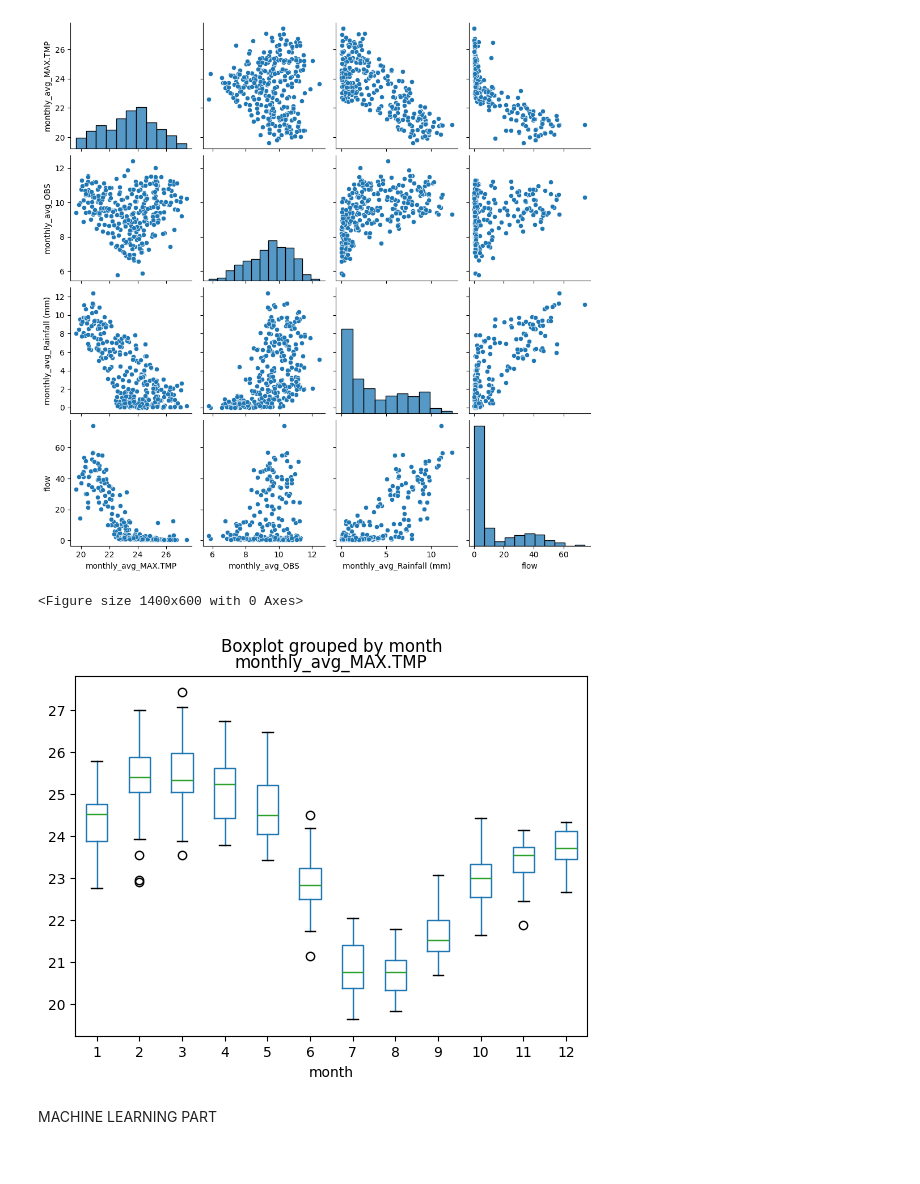
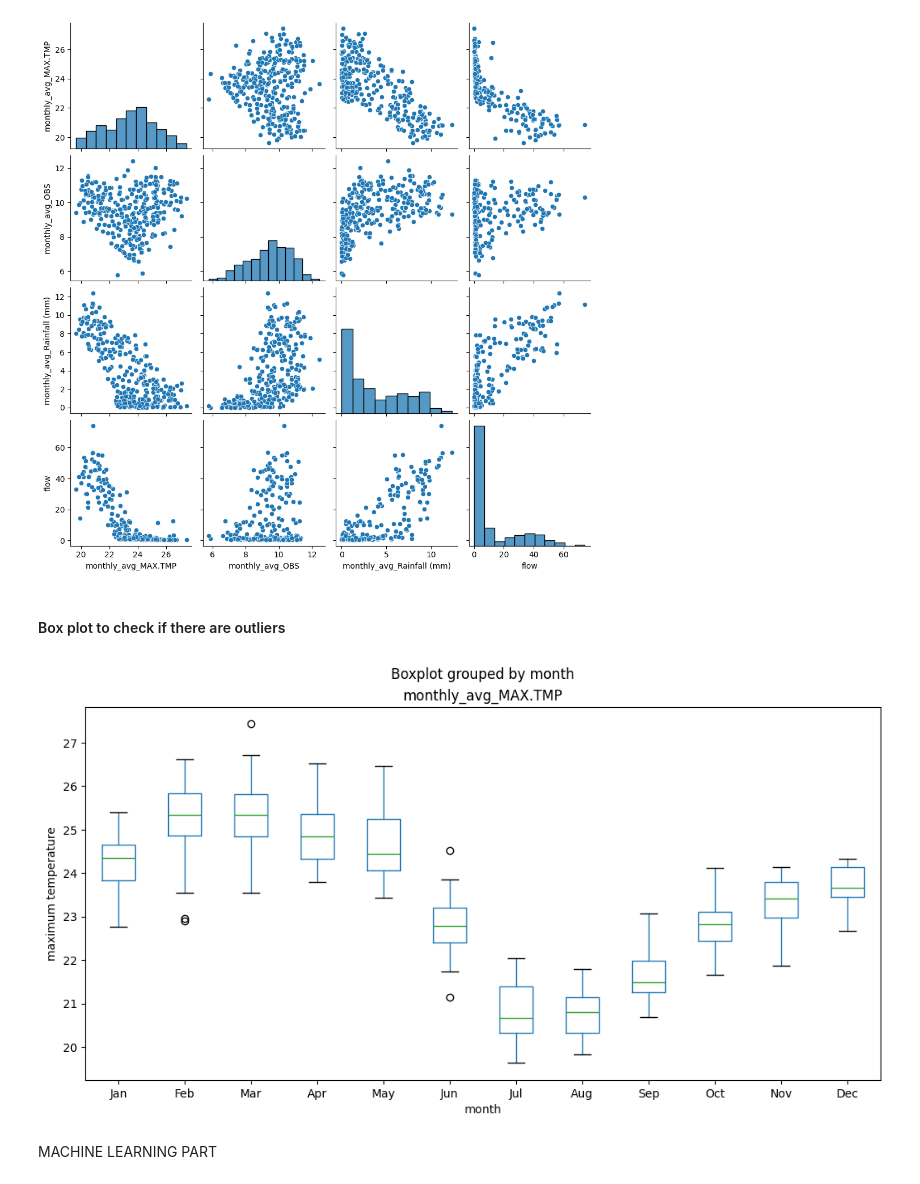
Before and after one commit to Genet-Abay/RiverFlow-Pridiction, a Jupyter notebook: DataAnalysis.ipynb, the cells around one changed output. Drawn from its saved outputs; the diff is of its cells as text; code cells hidden in the pictures.

```diff
--- a/DataAnalysis.ipynb
+++ b/DataAnalysis.ipynb
@@ -335,13 +337,19 @@ sns.pairplot(df_temp[cols_to_plot])
 plt.show()
 # %% [output]
 [figure]
-# %%
-plt.figure(figsize=(14,6))
-df_temp.assign(month=df_temp.index.month).boxplot(by ='month', column =['monthly_avg_MAX.TMP'], grid = False)
-plt.show()
-# %% [output]
-<Figure size 1400x600 with 0 Axes>
-[figure, removed]
+# %% [markdown]
+#### Box plot to check if there are outliers
+# %%
+
+ax = df_temp.assign(month=df_temp.index.month).boxplot(by ='month', column =['monthly_avg_MAX.TMP'],figsize=(12,6), grid = False)
+# plt.title('Box plot for monthly avg maximum temperature')
+plt.xticks(ticks=range(1, 13), labels=['Jan', 'Feb', 'Mar', 'Apr', 'May', 'Jun', 'Jul','Aug', 'Sep', 'Oct', 'Nov', 'Dec'])
+
+plt.ylabel('maximum temperature')
+
+plt.show()
+# %% [output]
+[figure, added]
 # %% [markdown]
 MACHINE LEARNING PART
 # %%
```
Also changed, not shown: parts of 8 cells of this notebook.
